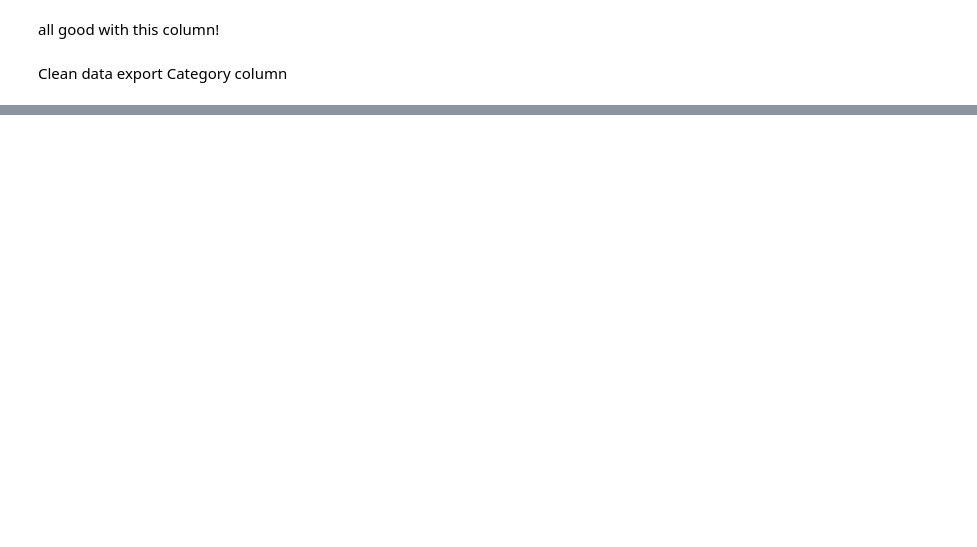
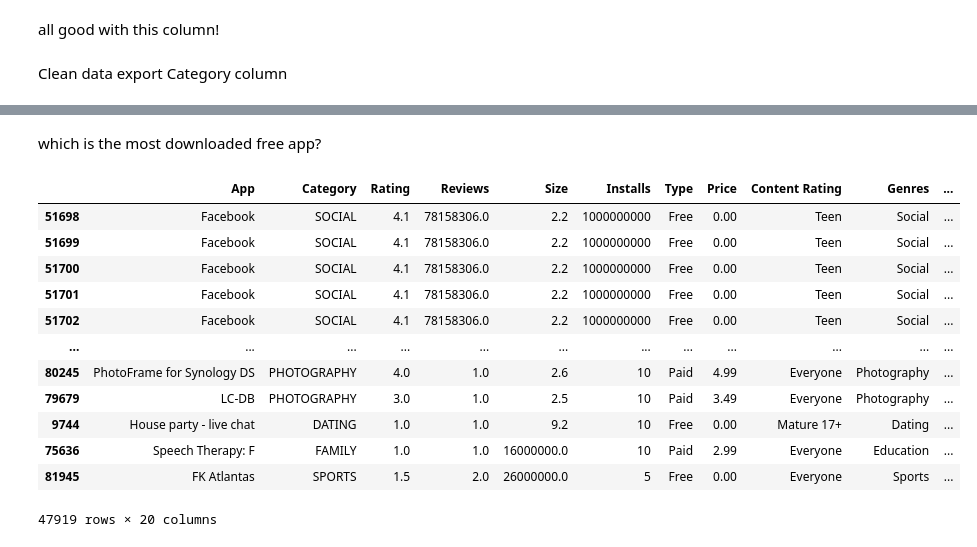
Before and after one commit to btessaro/googleplaystore, a Jupyter notebook: Jupyter-dataw.ipynb, the cells around one changed output, grey strips where cells are left out. Saved outputs shown, nothing was run; the diff lists cells and outputs as text; code cells hidden in the pictures; blank space fills up the shorter version.

```diff
--- a/Jupyter-dataw.ipynb
+++ b/Jupyter-dataw.ipynb
@@ -641,0 +700,18 @@ df3.to_excel("clean-data.xlsx")
+# %% [markdown]
+which is the most downloaded free app?
+# %%
+df3.sort_values(by = ['Installs', 'Reviews', 'Rating'],ascending=False)
+# %% [output]
+|  | App | Category | Rating | Reviews | Size | Installs | Type | Price | Content Rating | Genres | ... |
+| 51698 | Facebook | SOCIAL | 4.1 | 78158306.0 | 2.2 | 1000000000 | Free | 0.00 | Teen | Social | ... |
+| 51699 | Facebook | SOCIAL | 4.1 | 78158306.0 | 2.2 | 1000000000 | Free | 0.00 | Teen | Social | ... |
+| 51700 | Facebook | SOCIAL | 4.1 | 78158306.0 | 2.2 | 1000000000 | Free | 0.00 | Teen | Social | ... |
+| 51701 | Facebook | SOCIAL | 4.1 | 78158306.0 | 2.2 | 1000000000 | Free | 0.00 | Teen | Social | ... |
+| 51702 | Facebook | SOCIAL | 4.1 | 78158306.0 | 2.2 | 1000000000 | Free | 0.00 | Teen | Social | ... |
+| ... | ... | ... | ... | ... | ... | ... | ... | ... | ... | ... | ... |
+| 80245 | PhotoFrame for Synology DS | PHOTOGRAPHY | 4.0 | 1.0 | 2.6 | 10 | Paid | 4.99 | Everyone | Photography | ... |
+| 79679 | LC-DB | PHOTOGRAPHY | 3.0 | 1.0 | 2.5 | 10 | Paid | 3.49 | Everyone | Photography | ... |
+| 9744 | House party - live chat | DATING | 1.0 | 1.0 | 9.2 | 10 | Free | 0.00 | Mature 17+ | Dating | ... |
+| 75636 | Speech Therapy: F | FAMILY | 1.0 | 1.0 | 16000000.0 | 10 | Paid | 2.99 | Everyone | Education | ... |
+| 81945 | FK Atlantas | SPORTS | 1.5 | 2.0 | 26000000.0 | 5 | Free | 0.00 | Everyone | Sports | ... |
+47919 rows × 20 columns
```
Also changed, not shown: parts of 13 cells of this notebook.
